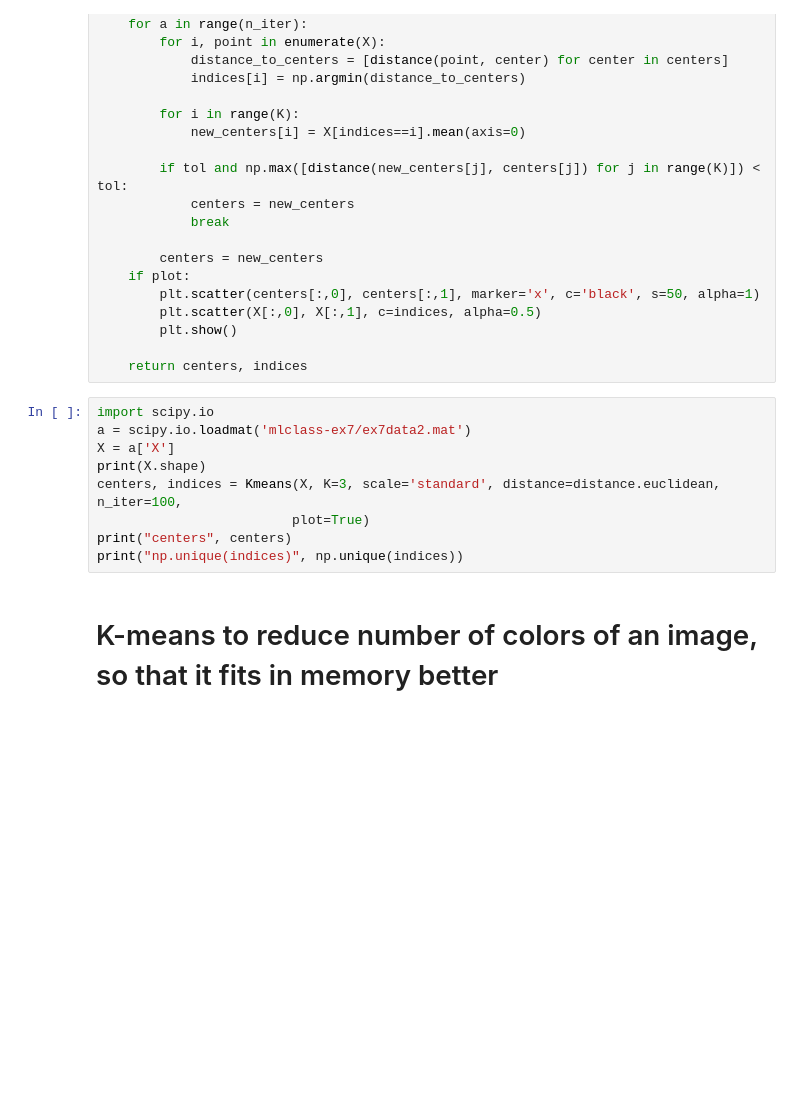
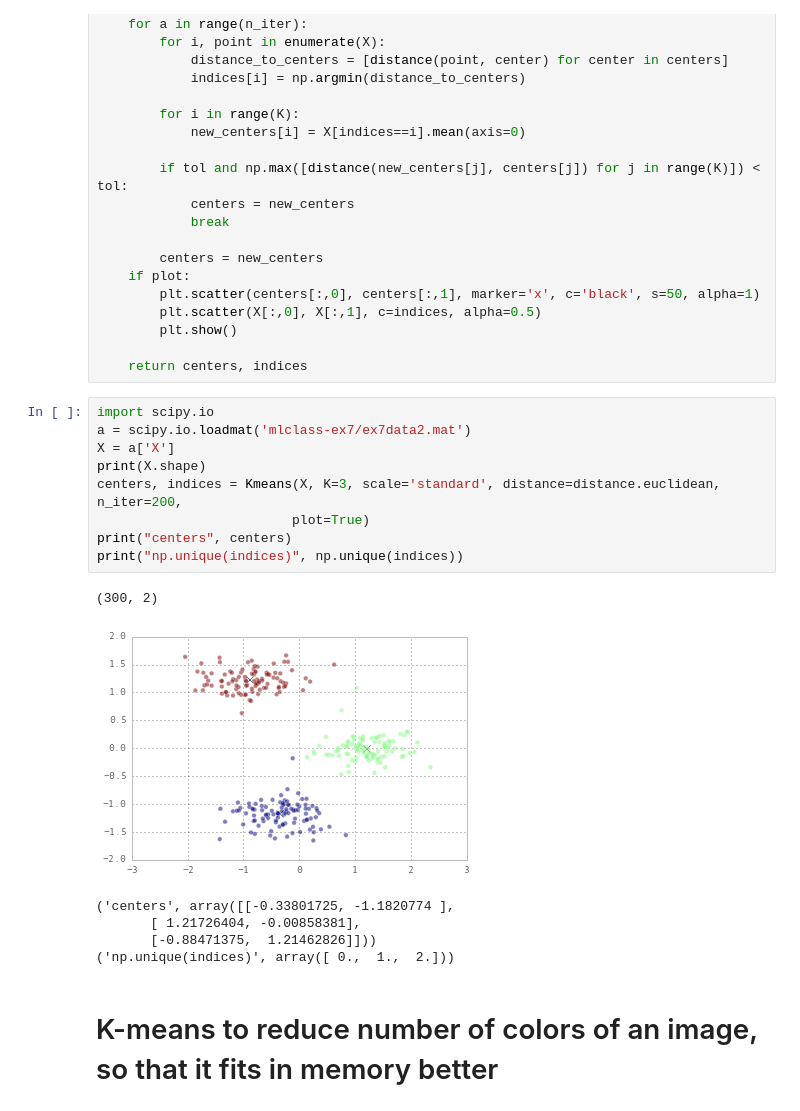
Before and after one commit to diego-mazon/ng-python, a Jupyter notebook: ex7/ex7.ipynb, the cells around one changed output. Drawn from its saved outputs; the diff is of its cells as text; blank space fills up the shorter version.

```diff
--- a/ex7/ex7.ipynb
+++ b/ex7/ex7.ipynb
@@ -40,12 +40,19 @@ def Kmeans(X, K=3, distance=distance.euclidean,  n_iter=1e+4, tol=None,
 # %%
 import scipy.io
 a = scipy.io.loadmat('mlclass-ex7/ex7data2.mat')
 X = a['X']
 print(X.shape)
-centers, indices = Kmeans(X, K=3, scale='standard', distance=distance.euclidean,  n_iter=100,
+centers, indices = Kmeans(X, K=3, scale='standard', distance=distance.euclidean,  n_iter=200,
                          plot=True)
 print("centers", centers)
 print("np.unique(indices)", np.unique(indices))
+# %% [output]
+(300, 2)
+[figure, added]
+('centers', array([[-0.33801725, -1.1820774 ],
+       [ 1.21726404, -0.00858381],
+       [-0.88471375,  1.21462826]]))
+('np.unique(indices)', array([ 0.,  1.,  2.]))
 # %% [markdown]
 # K-means to reduce number of colors of an image, so that it fits in memory better
 # %%
```
Also changed, not shown: parts of 22 cells of this notebook.
